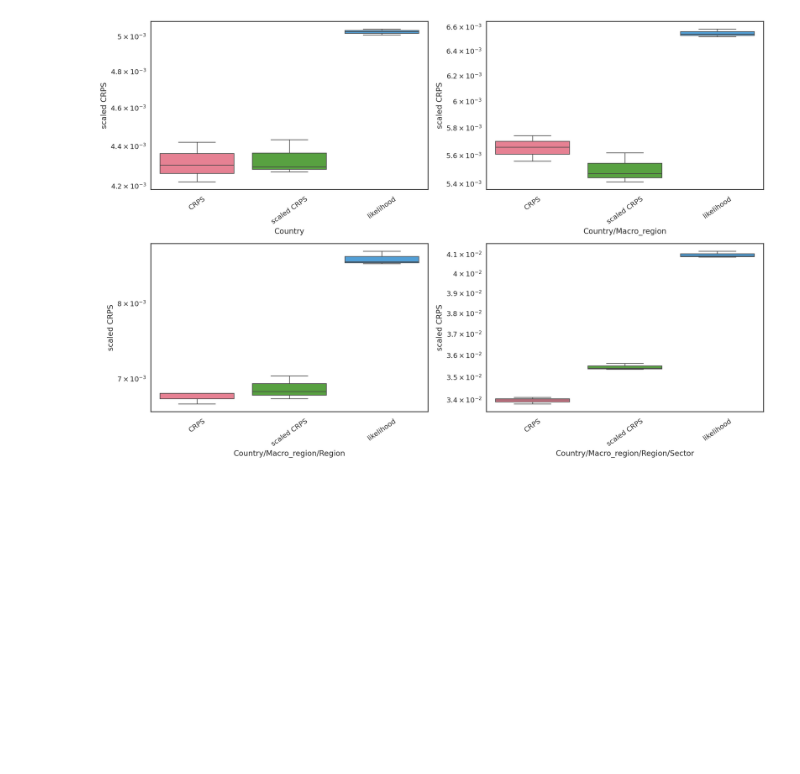
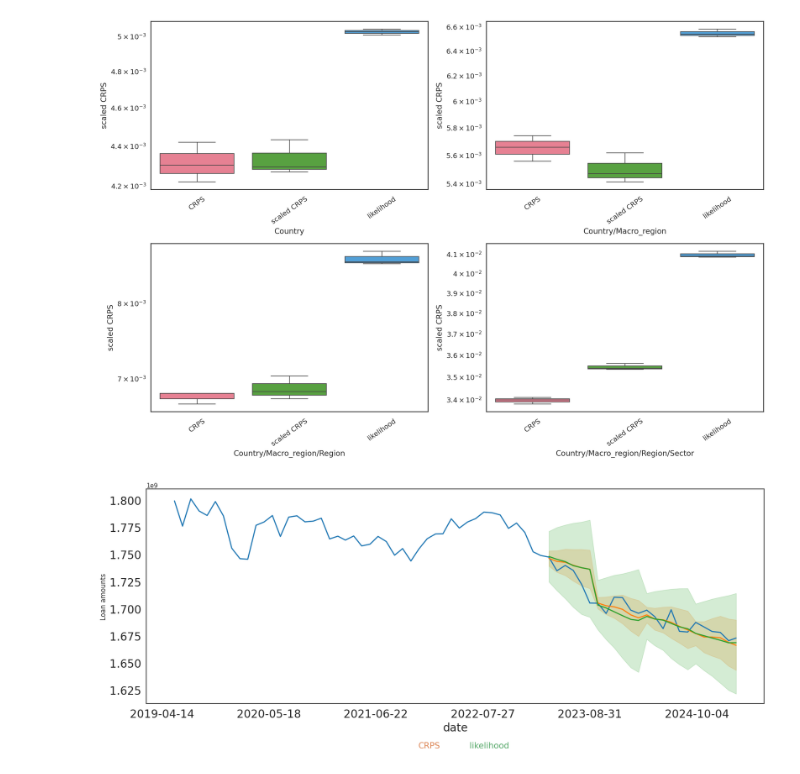
Before and after one commit to QuantLet/Hierarchical-Loan-Forecasting, a Jupyter notebook: Hierarchical_loans/8. End-to-end models - HierE2E/HierE2E_eval.ipynb, the cells around one changed output. Drawn from its saved outputs; the diff is of its cells as text; code cells hidden in the pictures; blank space fills up the shorter version.

```diff
--- a/Hierarchical_loans/8. End-to-end models - HierE2E/HierE2E_eval.ipynb
+++ b/Hierarchical_loans/8. End-to-end models - HierE2E/HierE2E_eval.ipynb
@@ -171,3 +169,32 @@ Passing `palette` without assigning `hue` is deprecated and will be removed in v
 
   sns.boxplot(evs, y='value', x = 'variable', ax = axs[k//2,k%2], palette = 'husl')
 [figure]
+# %%
+df = pd.read_parquet('./loans_full_hierarchy.parquet')
+df['date'] = df.index
+Y_df = df.melt(id_vars='date')[['unique_id', 'date' ,'value']].rename(columns={'date' : 'ds', 'value' : 'y'})
+tags = pd.read_pickle('./tags.pkl')
+S_df = pd.read_parquet('./S_df.parquet')
+
+hplot = HierarchicalPlot(S=S_df, tags=tags)
+plot_df = Y_df.merge(Y_fin[Y_fin['cutoff'].isin(Y_fin['cutoff'].unique()[::6])], on = ['unique_id', 'ds', 'y'], how = 'outer')
+hplot.plot_series(
+    series='IT',
+    Y_df= plot_df.groupby('unique_id', as_index=False).tail(70),
+    models=['y', 'HierE2E_NHITS_BU_CRPS_0','HierE2E_NHITS_BU_likelihood_0'],
+    level=[80.0]
+)
+plt.ylabel('Loan amounts')
+plt.xlabel('date')
+plt.title('')
+plt.grid(visible=False)
+leg = plt.legend(['CRPS', 'likelihood'], loc='lower center', bbox_to_anchor=(0.5, -0.24), ncol = 3, frameon = False)
+for item in leg.legendHandles:
+    item.set_visible(False)
+c = ['C1', 'C2']
+for i,text in enumerate(leg.get_texts()) :
+    text.set_color(c[i])
+    text.set_size(15)
+plt.savefig('IT_forecast_NLLvCRPS', dpi = 200, transparent= True, bbox_inches = 'tight')
+# %% [output]
+[figure, added]
```
Also changed, not shown: parts of 1 cell of this notebook, 39 other files.
